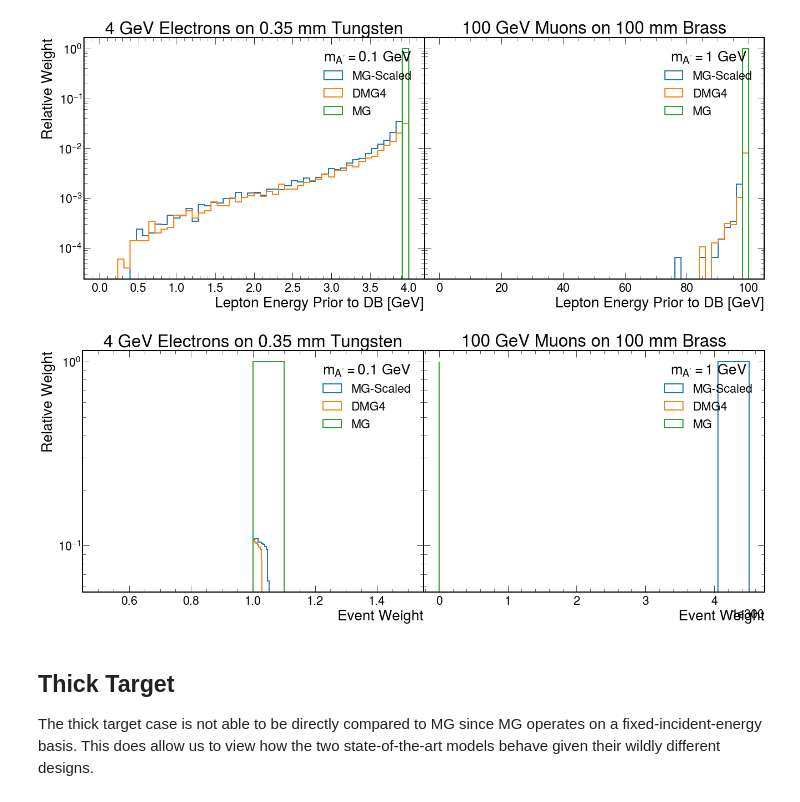
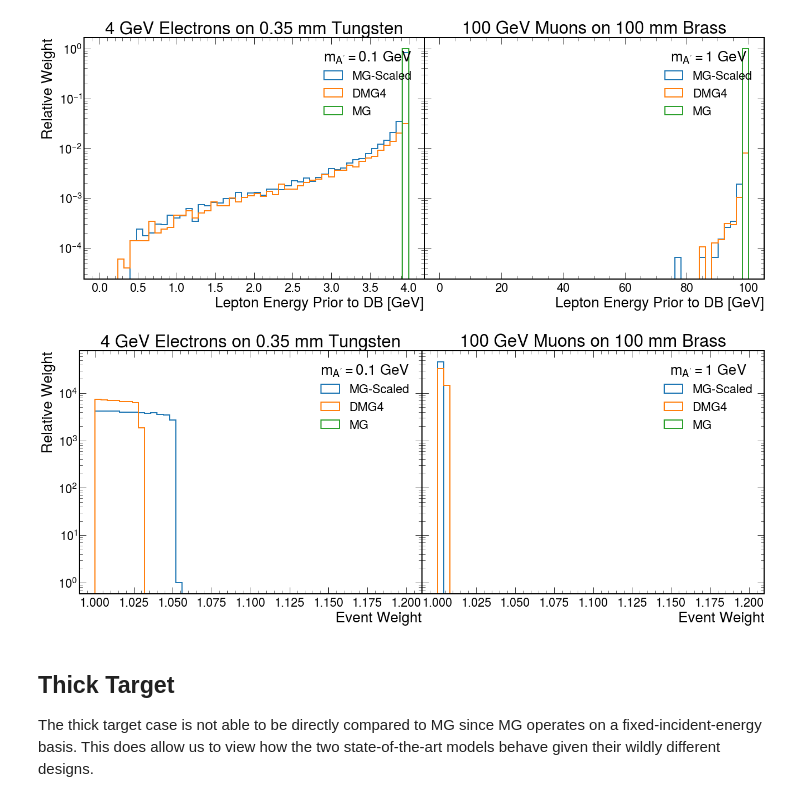
Before and after one commit to tomeichlersmith/ldmx-sim-technique, a Jupyter notebook: ana/plot-dev.ipynb, the cells around one changed output. Saved outputs shown, nothing was run; the diff lists cells and outputs as text; code cells hidden in the pictures.

```diff
--- a/ana/plot-dev.ipynb
+++ b/ana/plot-dev.ipynb
@@ -16,7 +16,7 @@ The `read` function is designed to import our data into a `pandas.DataFrame` and
 
 Then we load our various data sets into memory, storing them into dictionaries with helpful names that could be used in plot legend.
 # %%
-def read(beam_E, fp) :
+def read(beam_E, bias, fp) :
     """Read the passed file path into a dataframe one way or another
 
     Also calculate higher-level kinematic variables like recoil p_T,
@@ -40,11 +40,15 @@ def read(beam_E, fp) :
         with uproot.open(fp) as f :
             df = f['dbint/dbint'].arrays(library='pd')
         df['incident_kinetic_energy_GeV'] = (df['incident_energy']-df['incident_mass'])/1000.
+    # some events in thin-target muon case have all kinematics in row set to DBL_MIN,
+    #  this is due to when the framework "completes" an event without a successful simulation
+    #  and therefore those rows can be dropped
+    df.drop(df[df.weight < 1e-100].index, inplace=True)
     df['recoil_pt'] = (df['recoil_px']**2 + df['recoil_py']**2)**(1/2)
     df['energy_frac'] = (df['recoil_energy'] - df['incident_mass'])/(df['incident_energy']-df['incident_mass'])
     df['recoil_angle'] = np.arctan2(df['recoil_pt'],df['recoil_pz'])
     df['visible_energy_frac'] = 1 - df['aprime_energy']/beam_E
-    df['relative_weight'] = df['weight']/df['weight'].min()
+    df['relative_weight'] = bias*df['weight']
     return df
 # %%
 version='v3.1.0'
@@ -69,16 +73,16 @@ thick_tgt = (
 thin_tgt = (
     ('4 GeV Electrons on 0.35 mm Tungsten',
      { # electrons
-      'MG-Scaled' : read(el_beam,f'../data/{version}/ntuple_mgs_electron_tungsten_depthmm_0.35_mAMeV_100_events_50000_run_3000.root'),
-      'DMG4' : read(el_beam,f'../data/{version}/ntuple_dmg4_electron_tungsten_depthmm_0.35_mAMeV_100_events_50000_run_1.root'),
-      'MG' : read(el_beam/1000.,'../dblib/electron_tungsten_MaxE_4.0_MinE_0.2_RelEStep_0.1_UndecayedAP_mA_0.1_run_3000/electron_tungsten_MaxE_4.0_MinE_0.2_RelEStep_0.1_UndecayedAP_mA_0.1_run_3000_IncidentEnergy_4.0_unweighted_events.lhe')
+      'MG-Scaled' : read(el_beam,1e8,f'../data/{version}/ntuple_mgs_electron_tungsten_depthmm_0.35_mAMeV_100_events_50000_run_3000.root'),
+      'DMG4' : read(el_beam,1e12,f'../data/{version}/ntuple_dmg4_electron_tungsten_depthmm_0.35_mAMeV_100_events_50000_run_1.root'),
+      'MG' : read(el_beam/1000.,5e5,'../dblib/electron_tungsten_MaxE_4.0_MinE_0.2_RelEStep_0.1_UndecayedAP_mA_0.1_run_3000/electron_tungsten_MaxE_4.0_MinE_0.2_RelEStep_0.1_UndecayedAP_mA_0.1_run_3000_IncidentEnergy_4.0_unweighted_events.lhe')
      }
     ),
     ('100 GeV Muons on 100 mm Brass',
      { # muons
-      'MG-Scaled' : read(mu_beam,f'../data/{version}/ntuple_mgs_muon_brass_depthmm_100.0_mAMeV_1000_events_50000_run_3000.root'),
-      'DMG4' : read(mu_beam,f'../data/{version}/ntuple_dmg4_muon_brass_depthmm_100.0_mAMeV_1000_events_50000_run_1.root'),
-      'MG' : read(mu_beam/1000.,'../dblib/muon_copper_MaxE_100.0_MinE_2.0_RelEStep_0.1_UndecayedAP_mA_1.0_run_3000/muon_copper_MaxE_100.0_MinE_2.0_RelEStep_0.1_UndecayedAP_mA_1.0_run_3000_IncidentEnergy_100.0_unweighted_events.lhe')
+      'MG-Scaled' : read(mu_beam,1e7,f'../data/{version}/ntuple_mgs_muon_brass_depthmm_100.0_mAMeV_1000_events_50000_run_3000.root'),
+      'DMG4' : read(mu_beam,1e11,f'../data/{version}/ntuple_dmg4_muon_brass_depthmm_100.0_mAMeV_1000_events_50000_run_1.root'),
+      'MG' : read(mu_beam/1000.,5e5,'../dblib/muon_copper_MaxE_100.0_MinE_2.0_RelEStep_0.1_UndecayedAP_mA_1.0_run_3000/muon_copper_MaxE_100.0_MinE_2.0_RelEStep_0.1_UndecayedAP_mA_1.0_run_3000_IncidentEnergy_100.0_unweighted_events.lhe')
      }
     )
 )
@@ -95,7 +99,7 @@ There are many variables of interest to plot. Here are the plots and comments ab
 - We are expecting DMG4 to do little if anything to have a realistic recoil angle distribution. Thus, the DMG4 distribution for those plots is expected to be non-physical.
 - Comparing to pure MadGraph is complicated. Choosing to compare directly to simply the beam-energy MG leads to some difference in the distributions when the leptons are properly biased (electron case - left column) and the electron actually undergoing the dark brem does not have an energy close to the beam energy.
 # %%
-def side_by_side(data_packet, kinematic_variable, xlabel, ylabel = 'Relative Weight', yscale = 'log', el_kwargs = {}, mu_kwargs = {}) :
+def side_by_side(data_packet, kinematic_variable, xlabel, weight = True, ylabel = 'Relative Weight', yscale = 'log', el_kwargs = {}, mu_kwargs = {}) :
     """Plot same kinematic variable side-by-side with a shared y-axis"""
 
     ((el_title,el_data),(mu_title,mu_data)) = data_packet
@@ -109,18 +113,26 @@ def side_by_side(data_packet, kinematic_variable, xlabel, ylabel = 'Relative Wei
 
     el_ax.set_ylabel(ylabel)
 
+
+
     el_ax.set_title(el_title)
     for name, df in el_data.items() :
+        weights = None
+        if weight :
+            weights = df['weight']/df['weight'].sum()
         el_ax.hist(df[kinematic_variable],
-                   weights = df['weight']/df['weight'].sum(),
+                   weights = weights,
                    label = name, linewidth = 2.,
                    histtype = 'step', **el_kwargs)
     el_ax.legend(title='$m_{A\'}=0.1$ GeV')
 
     mu_ax.set_title(mu_title)
     for name, df in mu_data.items() :
+        weights = None
+        if weight :
+            weights = df['weight']/df['weight'].sum()
         mu_ax.hist(df[kinematic_variable],
-                   weights = df['weight']/df['weight'].sum(),
+                   weights = weights,
                    label = name, linewidth = 2.,
                    histtype = 'step', **mu_kwargs)
     mu_ax.legend(title = '$m_{A\'}=1$ GeV')
@@ -145,9 +159,11 @@ side_by_side(thin_tgt, 'incident_kinetic_energy_GeV', 'Lepton Energy Prior to DB
 # %% [output]
 [figure]
 # %%
-side_by_side(thin_tgt, 'relative_weight', 'Event Weight')
+side_by_side(thin_tgt, 'relative_weight', 'Event Weight', weight = False,
+             el_kwargs = {'range' : (1.,1.2), 'bins' : 50},
+             mu_kwargs = {'range' : (1.,1.2), 'bins' : 50})
 # %% [output]
-[figure, old version]
+[figure, new version]
 # %% [markdown]
 ## Thick Target
 The thick target case is not able to be directly compared to MG since MG operates on a fixed-incident-energy basis. This does allow us to view how the two state-of-the-art models behave given their wildly different designs.
```
Also changed, not shown: parts of 7 cells of this notebook.
